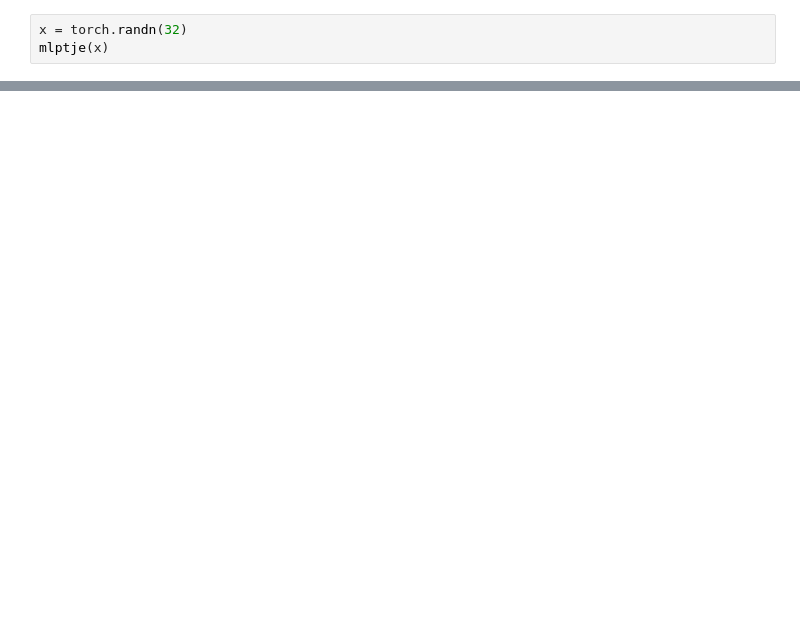
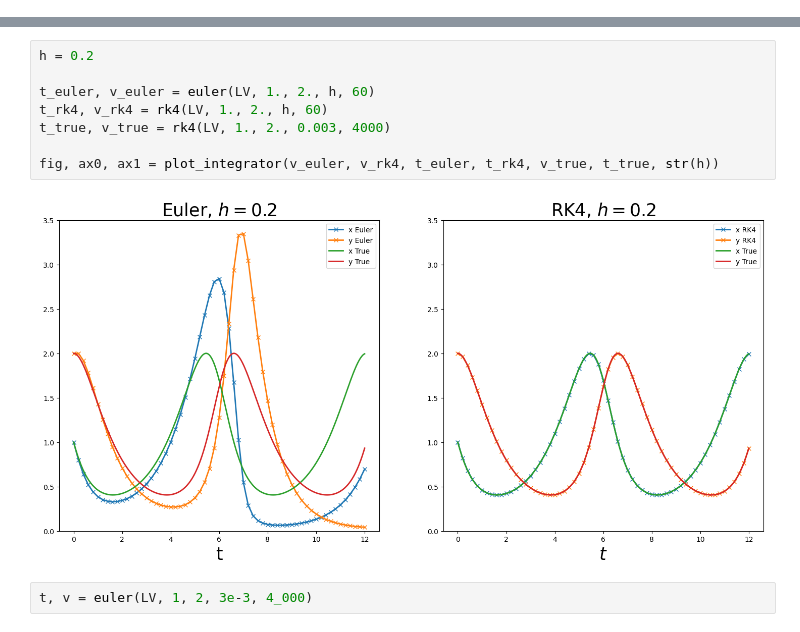
Before and after one commit to jcathalina/hi-notebooks, a Jupyter notebook: docs/notebooks/generative_models/normalizing_flows.ipynb, the cells around one changed output, grey strips where cells are left out. Cells and saved outputs as stored; diff of their text form; blank space fills up the shorter version.

```diff
--- a/docs/notebooks/generative_models/normalizing_flows.ipynb
+++ b/docs/notebooks/generative_models/normalizing_flows.ipynb
@@ -44,3 +33,0 @@ mlptje = MLPtje()
-# %%
-x = torch.randn(32)
-mlptje(x)
@@ -48,0 +108,12 @@ tensor([-0.1695], grad_fn=<ViewBackward0>)
+# %%
+h = 0.2
+
+t_euler, v_euler = euler(LV, 1., 2., h, 60)
+t_rk4, v_rk4 = rk4(LV, 1., 2., h, 60)
+t_true, v_true = rk4(LV, 1., 2., 0.003, 4000)
+
+fig, ax0, ax1 = plot_integrator(v_euler, v_rk4, t_euler, t_rk4, v_true, t_true, str(h))
+# %% [output]
+[figure, added]
+# %%
+t, v = euler(LV, 1, 2, 3e-3, 4_000)
```
Also changed, not shown: parts of 35 cells of this notebook, 3 other files.
